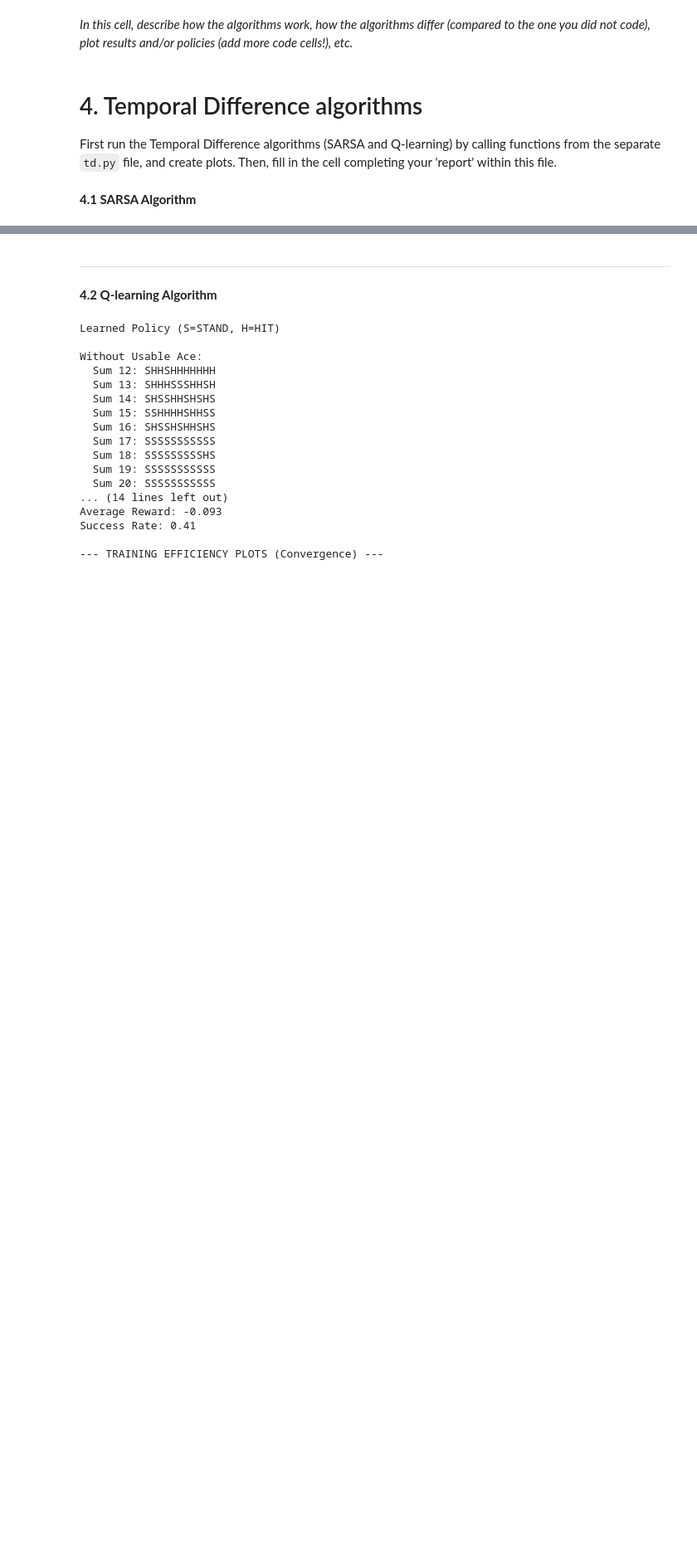
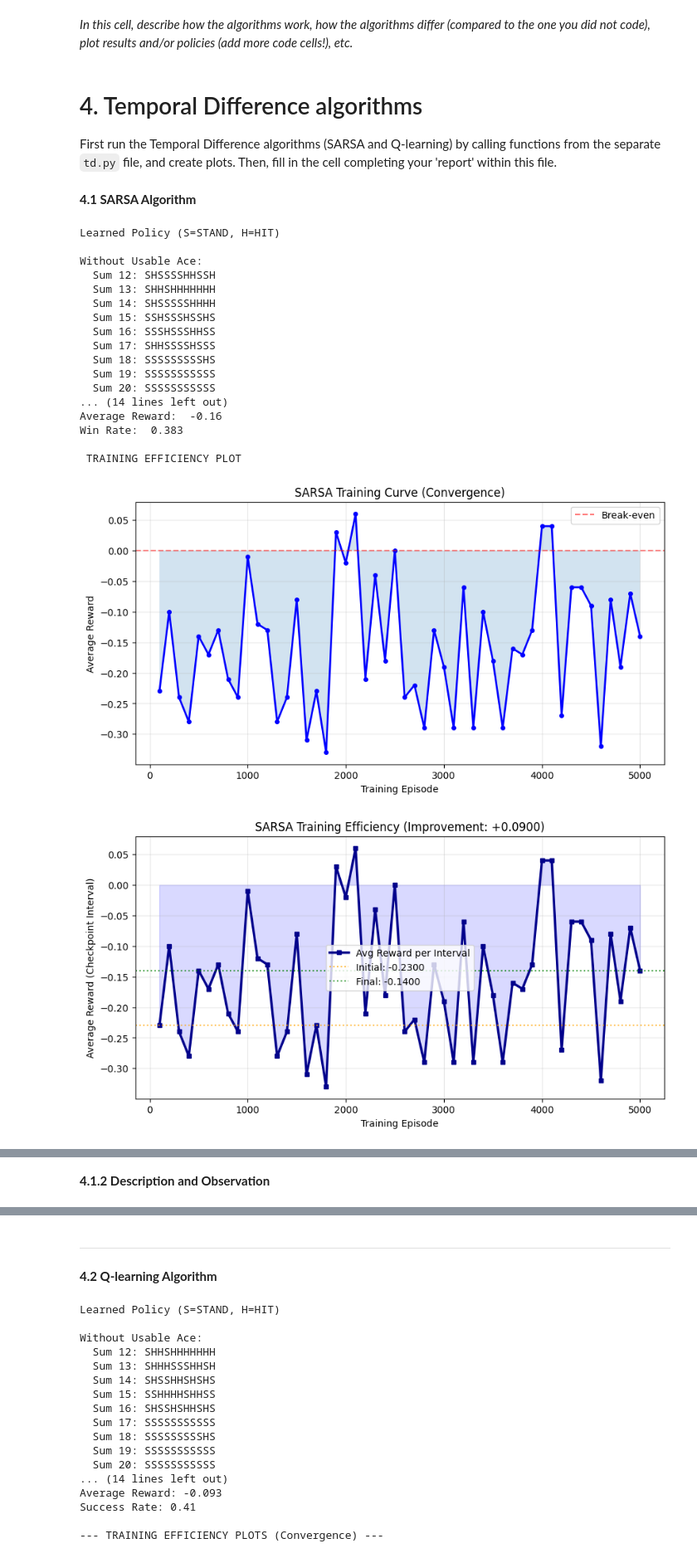
Before and after one commit to hrciak/Reinforcement-Learning---Blackjack-project, a Jupyter notebook: main.ipynb, the cells around one changed output, grey strips where cells are left out. Shown at 83% size. Saved outputs shown, nothing was run; the diff lists cells and outputs as text; code cells hidden in the pictures; blank space fills up the shorter version.

Commit message:
Add SARSA, test_sarsa, random_agent, introduction and 4.1 report section, part of the conclusion.

```diff
--- a/main.ipynb
+++ b/main.ipynb
@@ -101,3 +102,55 @@ First run the Temporal Difference algorithms (SARSA and Q-learning) by calling f
 **4.1 SARSA Algorithm**
 # %%
 # Call SARSA algorithm
+# this runs 5000 games, learn the Q-table, and track rewards at checkpoints
+Q_SARSA,training_rewards, training_episodes = sarsa(env, 5000, track_training=True)
+policy = np.argmax(Q_SARSA, axis=1) # best action for each state.
+policy_3d = policy.reshape(32, 11, 2) # player sum, dealer card, usable ace
+
+print("Learned Policy (S=STAND, H=HIT)\n")
+print("Without Usable Ace:")
+for player_sum in range(12, 22):
+    actions = policy_3d[player_sum, :, 0]
+    action_str = ''.join(['S' if a == 0 else 'H' for a in actions])
+    print(f"  Sum {player_sum}: {action_str}")
+
+print("\nWith Usable Ace:")
+for player_sum in range(12, 22):
+    actions = policy_3d[player_sum, :, 1]
+    action_str = ''.join(['S' if a == 0 else 'H' for a in actions])
+    print(f"  Sum {player_sum}: {action_str}")
+
+# Testing the trained policy
+avg_reward, win_rate, reward = test_sarsa(env, Q_SARSA)
+print("\nAverage Reward: ", avg_reward)
+print("Win Rate: ", win_rate)
+
+# Generating the plots
+print("\n TRAINING EFFICIENCY PLOT")
+plot_training_curve(training_episodes, training_rewards, "SARSA")
+plot_training_efficiency_summary(training_episodes, training_rewards, "SARSA")
+
+print("\n TEST PERFORMANCE PLOT")
+plot_test_results(reward, "SARSA")
+plot_cumulative_rewards(reward, "SARSA")
+plot_outcome_distribution(reward, "SARSA")
+# %% [output]
+Learned Policy (S=STAND, H=HIT)
+
+Without Usable Ace:
+  Sum 12: SHSSSSHHSSH
+  Sum 13: SHHSHHHHHHH
+  Sum 14: SHSSSSSHHHH
+  Sum 15: SSHSSSHSSHS
+  Sum 16: SSSHSSSHHSS
+  Sum 17: SHHSSSSHSSS
+  Sum 18: SSSSSSSSSHS
+  Sum 19: SSSSSSSSSSS
+  Sum 20: SSSSSSSSSSS
+... (14 lines left out)
+Average Reward:  -0.16
+Win Rate:  0.383
+
+ TRAINING EFFICIENCY PLOT
+[figure, added]
+[figure, added]
@@ -103,0 +167,2 @@ First run the Temporal Difference algorithms (SARSA and Q-learning) by calling f
+# %% [markdown]
+**4.1.2 Description and Observation**
```
Also changed, not shown: parts of 19 cells of this notebook, 1 other file.
